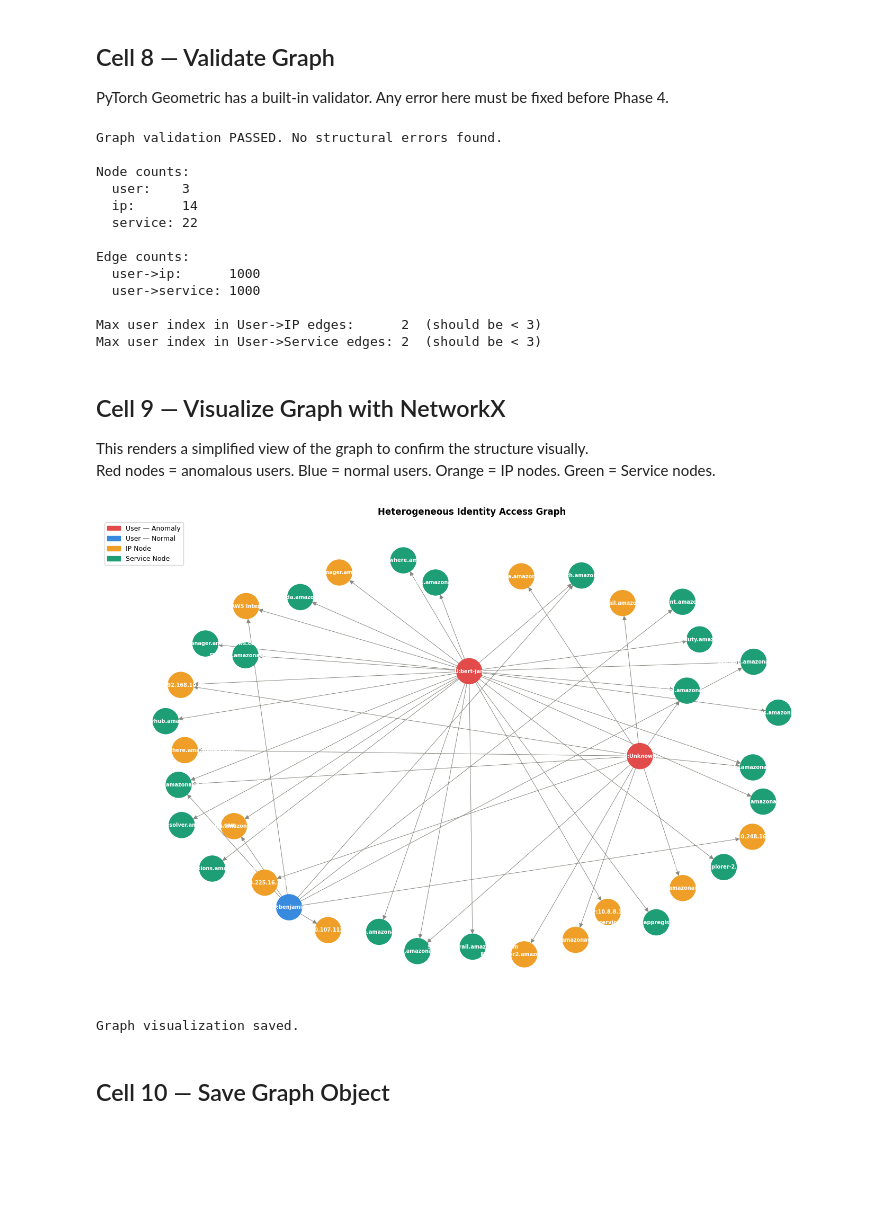
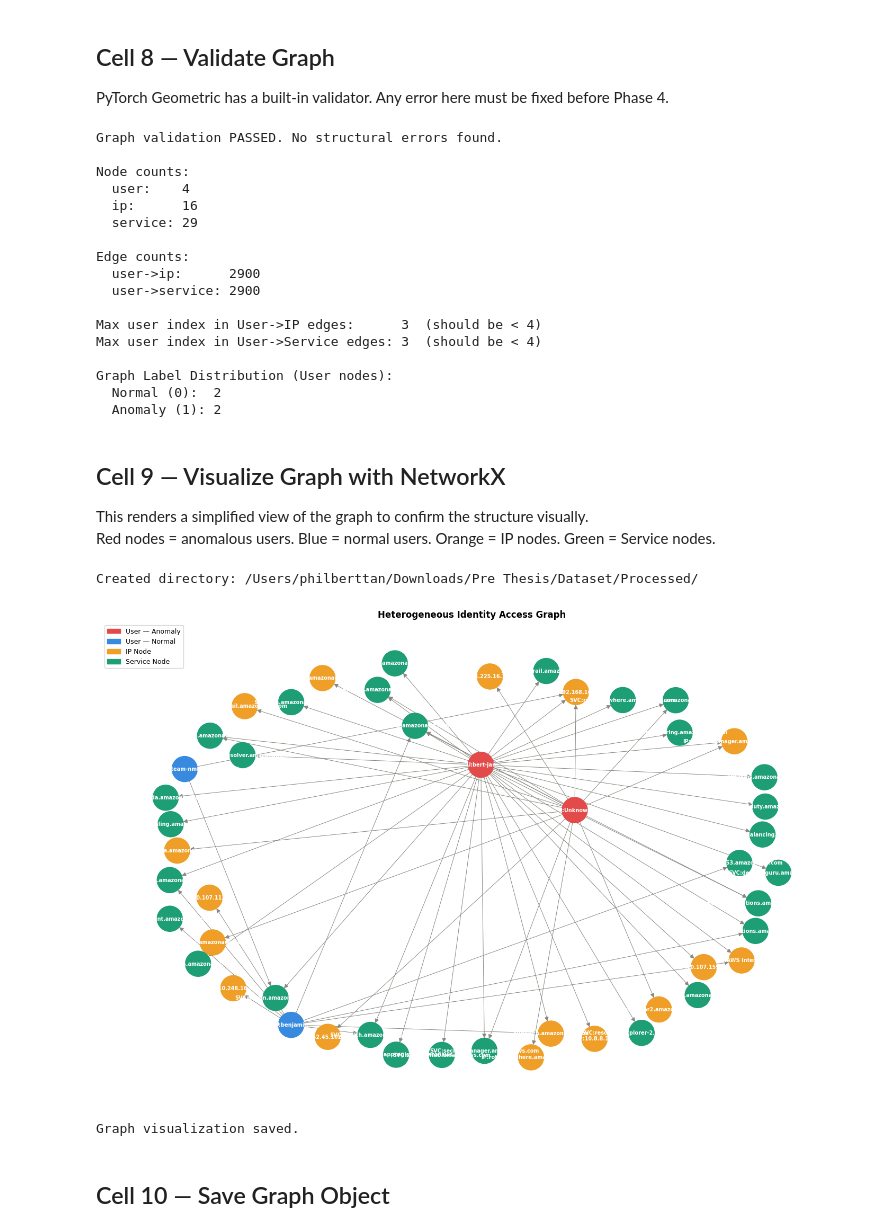
Before and after one commit to Philbert72/federated-hgnn-anomaly-detection, a Jupyter notebook: Notebooks/Phase3_Graph_Construction.ipynb, the cells around one changed output. Saved outputs shown, nothing was run; the diff lists cells and outputs as text; code cells hidden in the pictures; blank space fills up the shorter version.

```diff
--- a/Notebooks/Phase3_Graph_Construction.ipynb
+++ b/Notebooks/Phase3_Graph_Construction.ipynb
@@ -417,20 +421,33 @@ max_user_in_ip_edges  = edge_index_user_ip[0].max().item()
 max_user_in_svc_edges = edge_index_user_svc[0].max().item()
 print(f"\nMax user index in User->IP edges:      {max_user_in_ip_edges}  (should be < {len(user_to_id)})")
 print(f"Max user index in User->Service edges: {max_user_in_svc_edges}  (should be < {len(user_to_id)})")
+
+# Check label distribution in the graph
+labels = graph['user'].y
+unique, counts = labels.unique(return_counts=True)
+label_dist = dict(zip(unique.tolist(), counts.tolist()))
+
+print(f"\nGraph Label Distribution (User nodes):")
+print(f"  Normal (0):  {label_dist.get(0, 0)}")
+print(f"  Anomaly (1): {label_dist.get(1, 0)}")
 # %% [output]
 Graph validation PASSED. No structural errors found.
 
 Node counts:
-  user:    3
-  ip:      14
-  service: 22
+  user:    4
+  ip:      16
+  service: 29
 
 Edge counts:
-  user->ip:      1000
-  user->service: 1000
+  user->ip:      2900
+  user->service: 2900
 
-Max user index in User->IP edges:      2  (should be < 3)
-Max user index in User->Service edges: 2  (should be < 3)
+Max user index in User->IP edges:      3  (should be < 4)
+Max user index in User->Service edges: 3  (should be < 4)
+
+Graph Label Distribution (User nodes):
+  Normal (0):  2
+  Anomaly (1): 2
 # %% [markdown]
 ## Cell 9 — Visualize Graph with NetworkX
 This renders a simplified view of the graph to confirm the structure visually.
@@ -438,6 +455,13 @@ Red nodes = anomalous users. Blue = normal users. Orange = IP nodes. Green = Ser
 # %%
 G = nx.DiGraph()
 
+# Define the directory path
+save_dir = os.path.expanduser("~/Downloads/Pre Thesis/Dataset/Processed/")
+
+# Check if the directory exists
+if not os.path.exists(save_dir):
+    os.makedirs(save_dir)
+    print(f"Created directory: {save_dir}")
 # Add User nodes
 for name, uid in user_to_id.items():
     label = y_user[uid].item()
@@ -471,39 +495,37 @@ plt.figure(figsize=(14, 9))
 pos = nx.spring_layout(G, seed=42, k=2.5)
 nx.draw(
     G, pos,
     node_color=color_map,
     with_labels=True,
     labels={n: n for n in G.nodes()},
     node_size=1200,
     font_size=7,
     font_color='white',
     font_weight='bold',
     arrows=True,
     arrowsize=12,
     edge_color='#888780',
     width=0.7,
 )
 
 # Legend
 from matplotlib.patches import Patch
 legend = [
     Patch(color='#E24B4A', label='User — Anomaly'),
     Patch(color='#378ADD', label='User — Normal'),
     Patch(color='#EF9F27', label='IP Node'),
     Patch(color='#1D9E75', label='Service Node'),
 ]
 plt.legend(handles=legend, loc='upper left', fontsize=9)
 plt.title("Heterogeneous Identity Access Graph", fontsize=12, fontweight='bold')
 plt.tight_layout()
-plt.savefig(
-    os.path.expanduser("~/Downloads/Pre Thesis/Dataset/Processed/graph_visualization.png"),
-    dpi=150, bbox_inches='tight'
-)
+save_path = os.path.join(save_dir, "graph_visualization.png")
 plt.show()
 print("Graph visualization saved.")
 # %% [output]
+Created directory: /Users/philberttan/Downloads/Pre Thesis/Dataset/Processed/
-[figure, old version]
+[figure, new version]
-Graph visualization saved.
+Graph visualization saved.
 # %% [markdown]
 ## Cell 10 — Save Graph Object
 # %%
```
Also changed, not shown: parts of 10 cells of this notebook, 5 other files.
